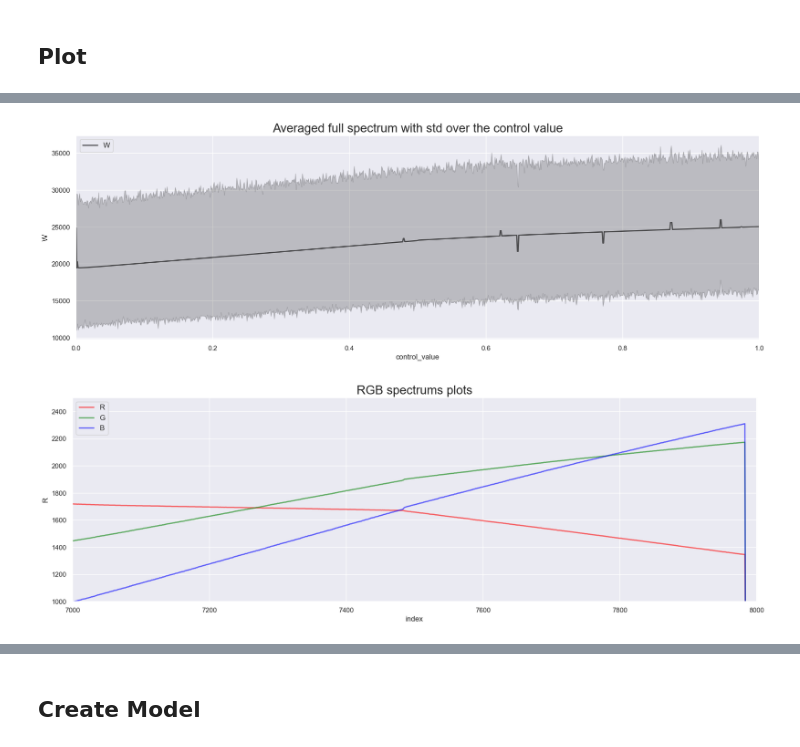
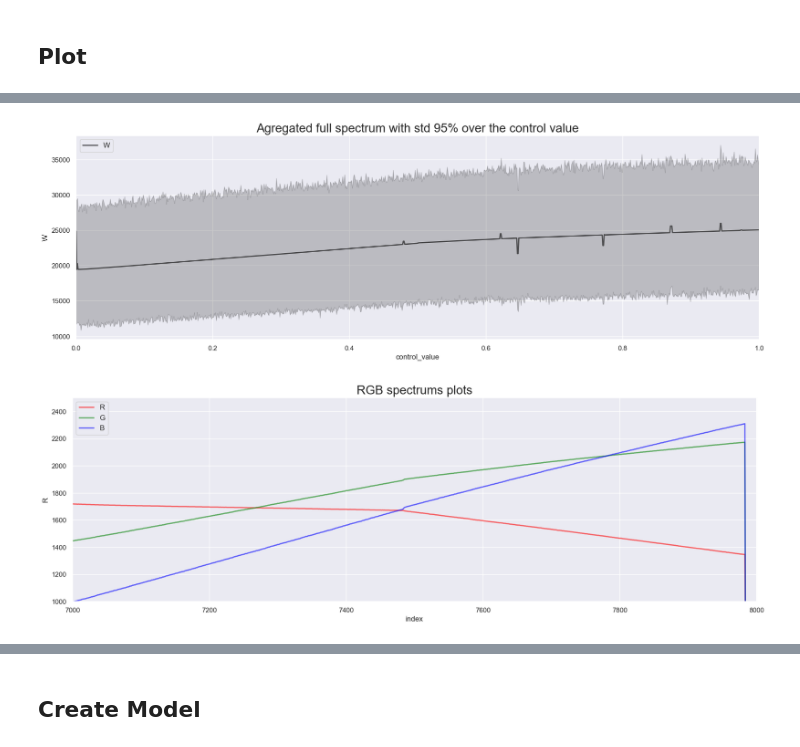
Before and after one commit to Teapack1/SunLight_Temperature_ML, a Jupyter notebook: Version2_ESP32CAM_JPEGs+RGBCs/Produce_dataset.ipynb, the cells around one changed output, grey strips where cells are left out. Cells and saved outputs as stored; diff of their text form; code cells hidden in the pictures.

```diff
--- a/Version2_ESP32CAM_JPEGs+RGBCs/Produce_dataset.ipynb
+++ b/Version2_ESP32CAM_JPEGs+RGBCs/Produce_dataset.ipynb
@@ -153,27 +187,27 @@ dfi
 # %%
 sns.set_theme(style="darkgrid")
 
 plt.figure(figsize=(20,6))
-plt.title("Averaged full spectrum with std over the control value", fontsize=20)
+plt.title("Agregated full spectrum with std 95% over the control value", fontsize=20)
 
 sns.lineplot(data=dfi, x="control_value", y="W", color="black", label="W", linewidth=2, alpha=0.6)
 plt.xlim(0, 1)
 plt.legend(loc='upper left', fontsize=12)
 plt.show()
 
 plt.figure(figsize=(20,6))
 plt.title("RGB spectrums plots", fontsize=20)
 
 sns.lineplot(data=dfi, x="index", y="R", color="red", label="R", linewidth=2, alpha=0.6)
 sns.lineplot(data=dfi, x="index", y="G", color="green", label="G",  linewidth=2, alpha=0.6)
 sns.lineplot(data=dfi, x="index", y="B", color="blue", label="B",  linewidth=2, alpha=0.6)
 
 plt.xlim(7000, 8000)
 plt.ylim(1000, 2500)
 plt.legend(loc='upper left', fontsize=12)
 plt.show()
 # %% [output]
-[figure, old version]
+[figure, new version]
 [figure]
 # %%
 plt.figure(figsize=(20,6))
```
Also changed, not shown: parts of 4 cells of this notebook, 1 other file.
